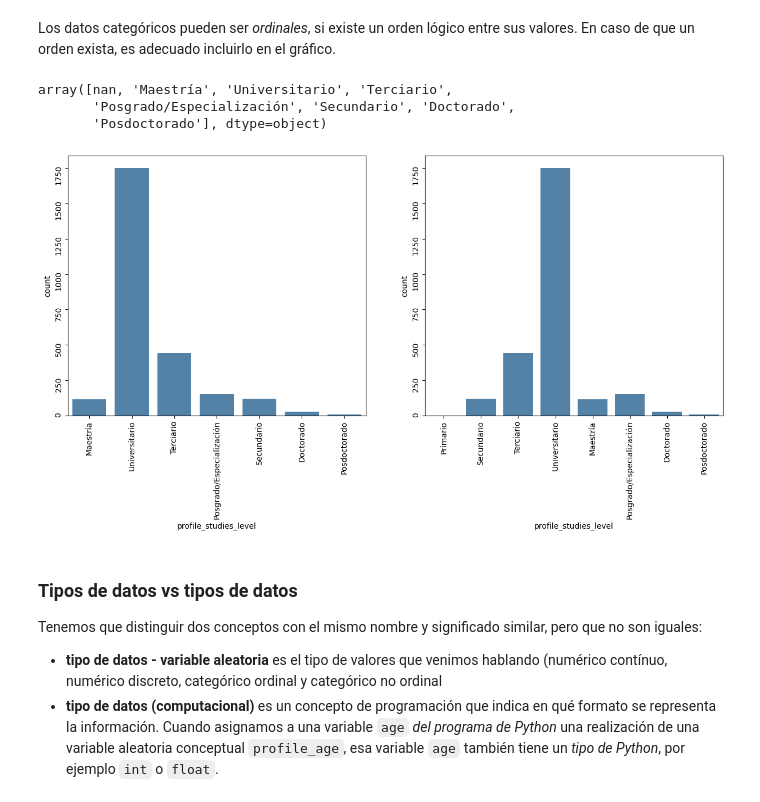
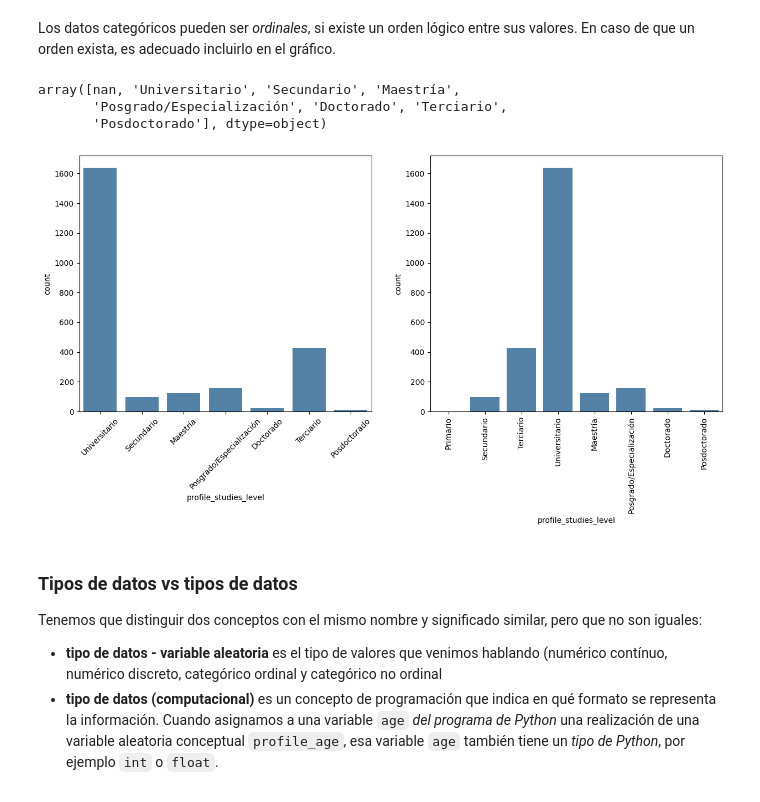
Before and after one commit to DiploDatos/AnalisisyVisualizacion, a Jupyter notebook: 01 Probabilidad.ipynb, the cells around one changed output. Saved outputs shown, nothing was run; the diff lists cells and outputs as text; code cells hidden in the pictures.

```diff
--- a/01 Probabilidad.ipynb
+++ b/01 Probabilidad.ipynb
@@ -26,7 +26,7 @@ import seaborn
 
 En la notebook 00 se explican los detalles de la siguiente sección.
 # %%
-url ='https://raw.githubusercontent.com/DiploDatos/AnalisisyVisualizacion/master/sysarmy_survey_2023_processed.csv'
+url = 'https://raw.githubusercontent.com/DiploDatos/AnalisisyVisualizacion/refs/heads/master/sysarmy_survey_2025_processed.csv'
 df = pd.read_csv(url)
 # %%
 len(df)
@@ -221,5 +265,5 @@ array(['Varón Cis', 'Mujer Cis', 'Hombre', 'Prefiero no decir', 'normal',
 # %%
-df.loc[:,'profile_g'] = df.profile_gender.replace({'Varón Cis': 'Varón cis','Mujer': 'Mujer cis','Mujer Cis': 'Mujer cis','Femenino': 'Mujer cis','mujer': 'Mujer cis','Mujer':'Mujer cis','Queer':'Diversidades','Varón Trans':'Diversidades','No binarie':'Diversidades','Mujer Trans':'Diversidades','Fluido':'Diversidades','Bigénero':'Diversidades','Gay':'Diversidades'}).fillna(False)
+df.loc[:,'profile_g'] = df.profile_gender.replace({'Varón Cis': 'Varón cis','Mujer Cis': 'Mujer cis','Queer':'Diversidades','Trans':'Diversidades','No binarie':'Diversidades','Lesbiana':'Diversidades','Agénero':'Diversidades','Prefiero no decir':'Nop'}).fillna(False)
 # %%
 df.profile_g.unique()
 # %% [output]
@@ -258,20 +302,23 @@ En caso de que un orden exista, es adecuado incluirlo en el gráfico.
 # %%
 df.profile_studies_level.unique()
 # %% [output]
-array([nan, 'Maestría', 'Universitario', 'Terciario',
-       'Posgrado/Especialización', 'Secundario', 'Doctorado',
+array([nan, 'Universitario', 'Secundario', 'Maestría',
+       'Posgrado/Especialización', 'Doctorado', 'Terciario',
        'Posdoctorado'], dtype=object)
 # %%
 sorted_studies_levels = ['Primario', 'Secundario', 'Terciario', 'Universitario',
                          'Maestría','Posgrado/Especialización', 'Doctorado', 'Posdoctorado']
 fig, axes = plt.subplots(ncols=2, figsize=(15,6))
 g = seaborn.countplot(x= df.profile_studies_level.dropna(), color='steelblue', ax=axes[0])
 g = seaborn.countplot(x= df.profile_studies_level.dropna(), color='steelblue', ax=axes[1],
                   order=sorted_studies_levels)
-for ax in axes:
-  ax.tick_params(labelrotation=90)
+# Rotate labels for the first subplot (axes[0])
+axes[0].tick_params(axis='x', labelrotation=45)
+
+# Keep labels vertical for the second subplot (axes[1])
+axes[1].tick_params(axis='x', labelrotation=90)
 # %% [output]
-[figure, old version]
+[figure, new version]
 # %% [markdown]
 ### Tipos de datos vs tipos de datos
 
```
Also changed, not shown: parts of 37 cells of this notebook, 3 other files.
